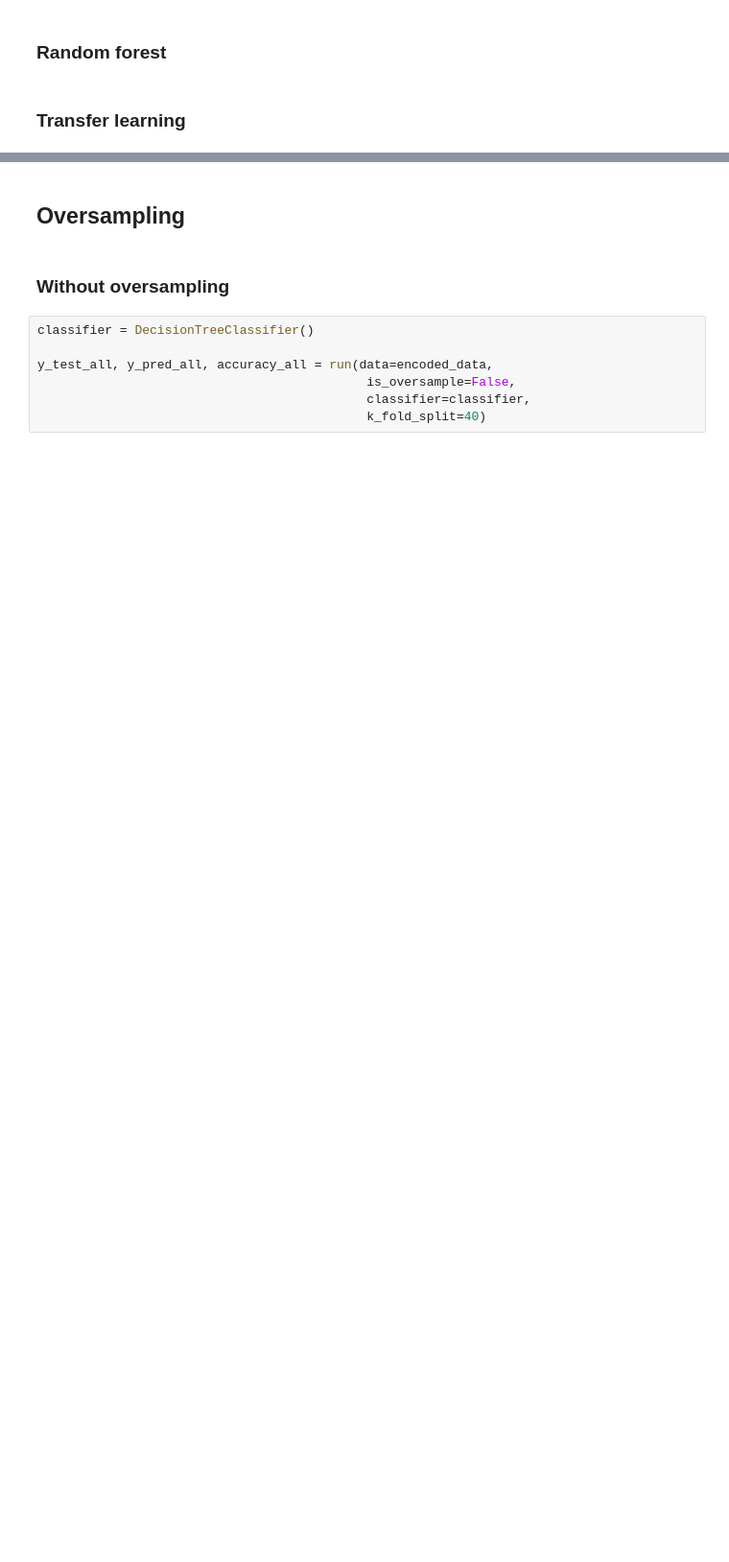
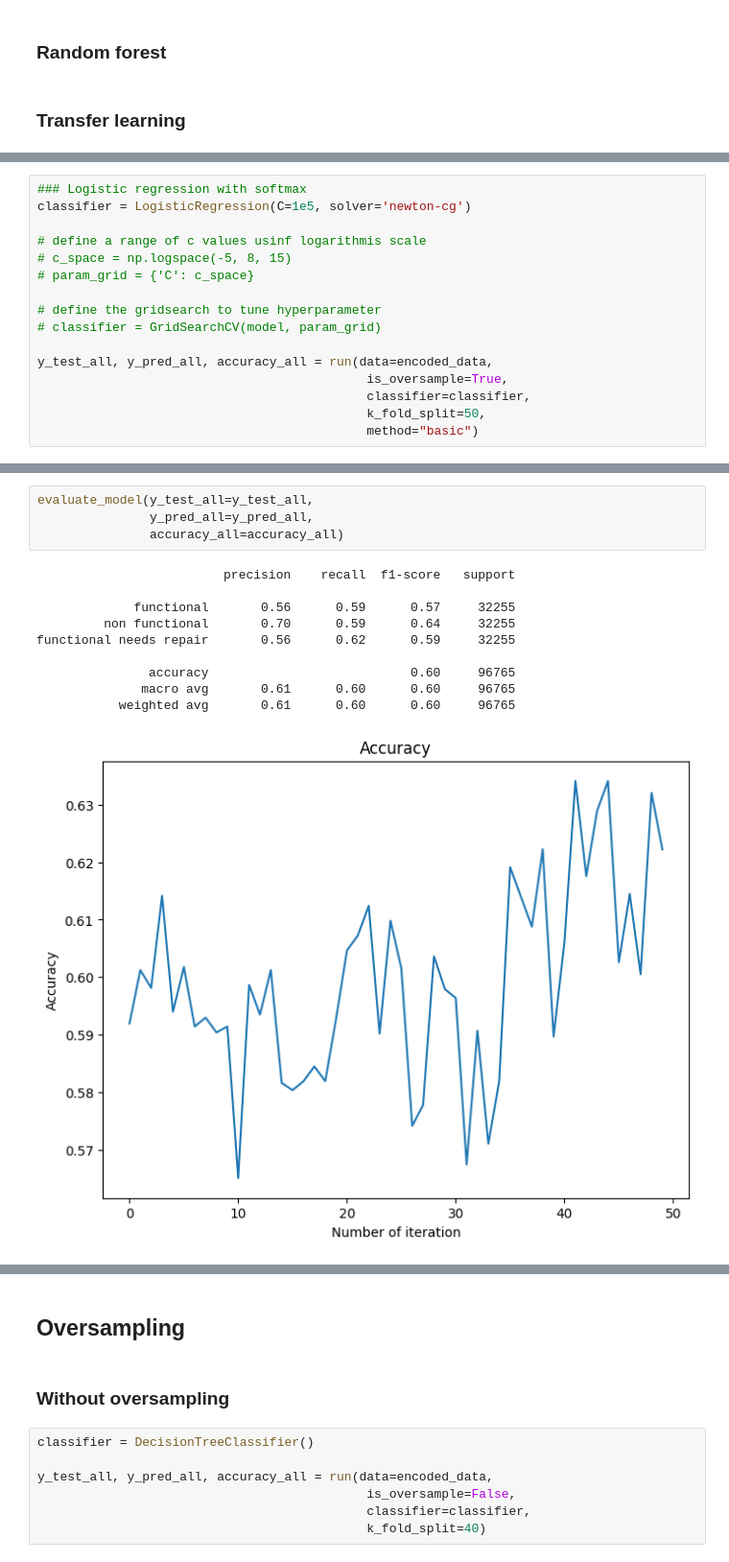
Before and after one commit to floranuta/Data_Circle, a Jupyter notebook: notebooks/model_development.ipynb, the cells around one changed output, grey strips where cells are left out. Shown at 96% size. Drawn from its saved outputs; the diff is of its cells as text; blank space fills up the shorter version.

Commit message:
Explored model and oversampling combination

```diff
--- a/notebooks/model_development.ipynb
+++ b/notebooks/model_development.ipynb
@@ -655,0 +670,16 @@ functional needs repair       0.46      0.19      0.26      4317
+# %%
+### Logistic regression with softmax
+classifier = LogisticRegression(C=1e5, solver='newton-cg')
+
+# define a range of c values usinf logarithmis scale
+# c_space = np.logspace(-5, 8, 15)
+# param_grid = {'C': c_space}
+
+# define the gridsearch to tune hyperparameter
+# classifier = GridSearchCV(model, param_grid)
+
+y_test_all, y_pred_all, accuracy_all = run(data=encoded_data,
+                                            is_oversample=True,
+                                            classifier=classifier,
+                                            k_fold_split=50,
+                                            method="basic")
@@ -655,0 +704,15 @@ functional needs repair       0.46      0.19      0.26      4317
+# %%
+evaluate_model(y_test_all=y_test_all,
+               y_pred_all=y_pred_all,
+               accuracy_all=accuracy_all)
+# %% [output]
+                         precision    recall  f1-score   support
+
+             functional       0.56      0.59      0.57     32255
+         non functional       0.70      0.59      0.64     32255
+functional needs repair       0.56      0.62      0.59     32255
+
+               accuracy                           0.60     96765
+              macro avg       0.61      0.60      0.60     96765
+           weighted avg       0.61      0.60      0.60     96765
+[figure, added]
```
Also changed, not shown: parts of 23 cells of this notebook.
